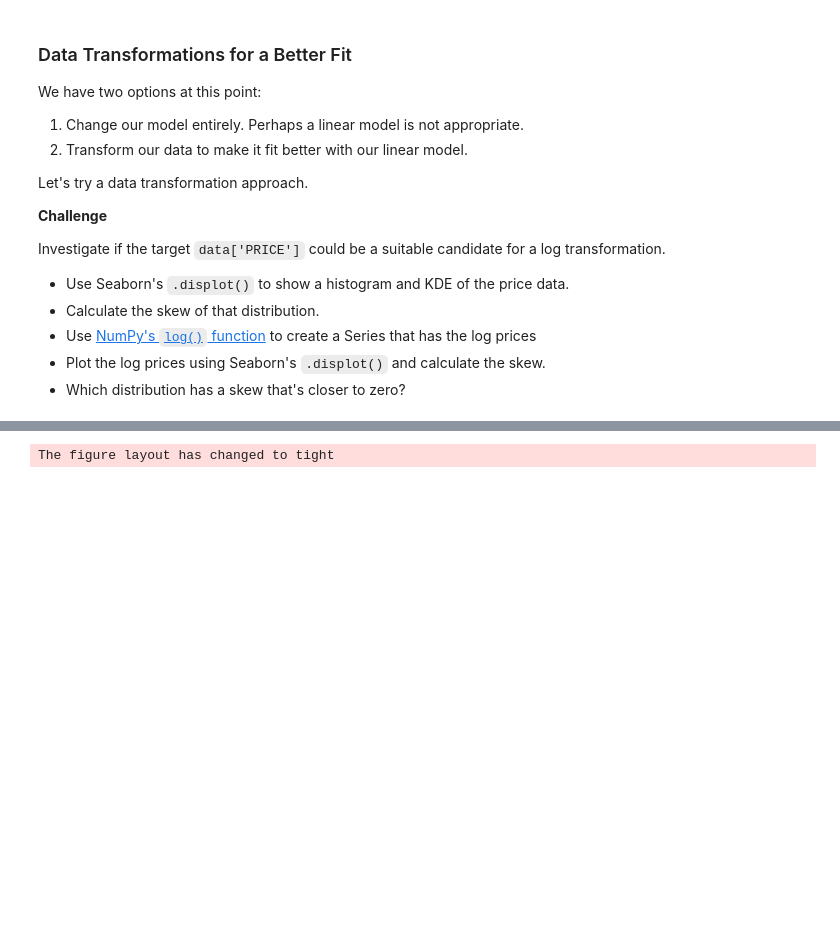
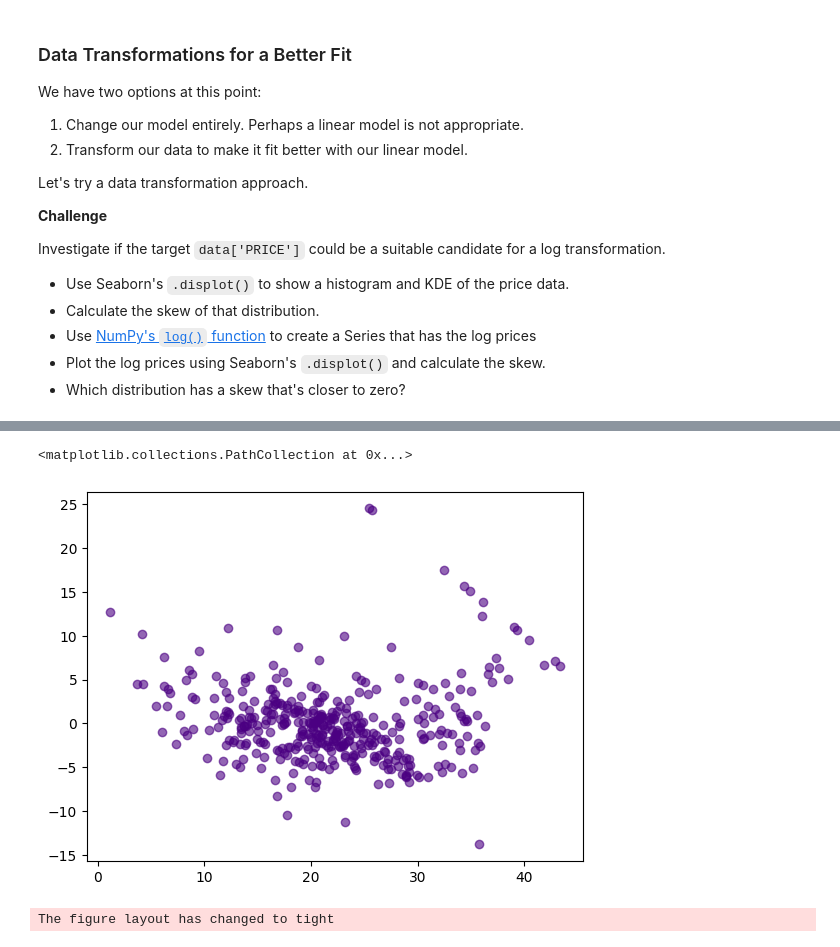
Before and after one commit to nico-Zero/Python, a Jupyter notebook: New_Shit__/Angela_Yu__/Day_81_Bostan_House_prises/Multivariable_Regression_and_Valuation_Model_(start).ipynb, the cells around one changed output, grey strips where cells are left out. Saved outputs shown, nothing was run; the diff lists cells and outputs as text; code cells hidden in the pictures; blank space fills up the shorter version.

```diff
--- a/New_Shit__/Angela_Yu__/Day_81_Bostan_House_prises/Multivariable_Regression_and_Valuation_Model_(start).ipynb
+++ b/New_Shit__/Angela_Yu__/Day_81_Bostan_House_prises/Multivariable_Regression_and_Valuation_Model_(start).ipynb
@@ -415,3 +424,8 @@ Investigate if the target `data['PRICE']` could be a suitable candidate for a lo
+# %%
+plt.scatter(x=predicted_values,y=residuals,c="indigo",alpha=0.6)
+# %% [output]
+<matplotlib.collections.PathCollection at 0x...>
+[figure, added]
 # %%
 sns.displot(data,x="PRICE",kde=True,aspect=2,bins=50)
 # %% [output]
```
Also changed, not shown: parts of 19 cells of this notebook.
